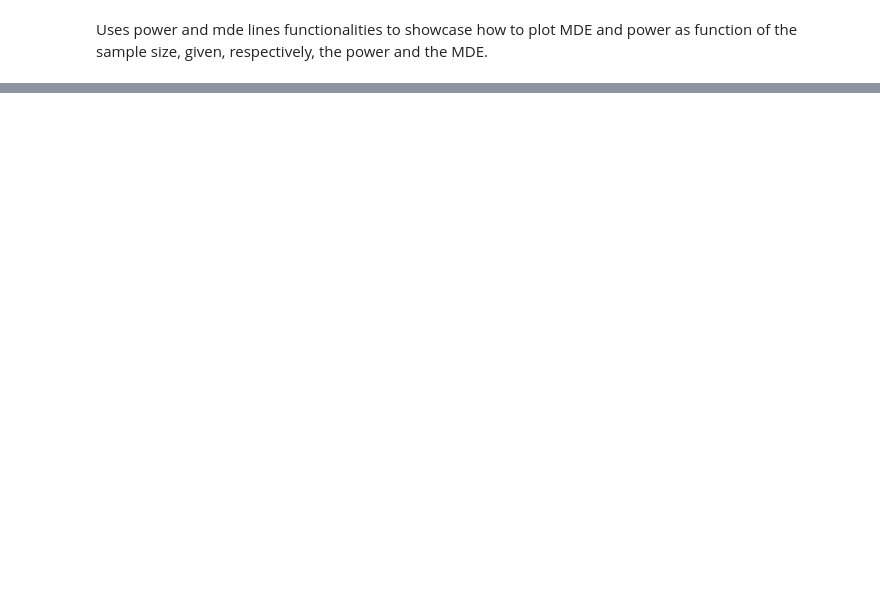
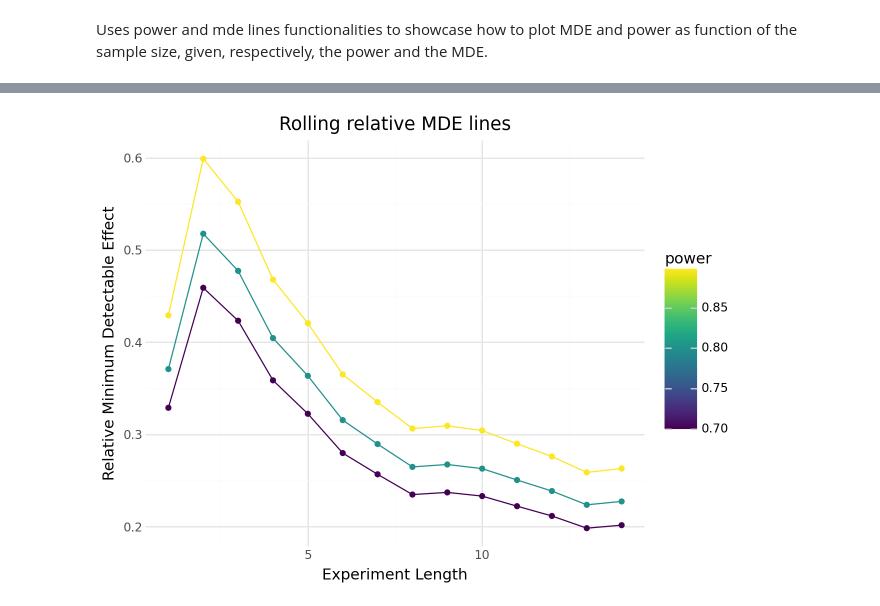
Before and after one commit to david26694/cluster-experiments, a Jupyter notebook: docs/normal_power_lines.ipynb, the cells around one changed output, grey strips where cells are left out. Drawn from its saved outputs; the diff is of its cells as text; code cells hidden in the pictures; blank space fills up the shorter version.

Commit message:
Add Rolling MDE (#246)

```diff
--- a/docs/normal_power_lines.ipynb
+++ b/docs/normal_power_lines.ipynb
@@ -79,0 +81,9 @@ p9.ggplot(
+# %%
+%%time
+# compute mde line for different lengths and different powers on a rolling basis
+rolling_mde_line = pw_normal.mde_rolling_time_line(
+    df=df,
+    powers=[0.7, 0.8, 0.9],
+    experiment_length=range(1, 15),
+    agg_func='mean',
+)
@@ -79,0 +93,10 @@ p9.ggplot(
+# %%
+# plot line
+p9.ggplot(
+    pd.DataFrame(rolling_mde_line),
+    p9.aes(x="experiment_length", y="relative_mde", color="power", group="power"),
+) + p9.geom_line() + p9.geom_point() + p9.theme_minimal() + p9.labs(
+    x="Experiment Length", y="Relative Minimum Detectable Effect"
+) + p9.ggtitle("Rolling relative MDE lines")
+# %% [output]
+[figure, added]
```
Also changed, not shown: parts of 6 cells of this notebook, 3 other files.
